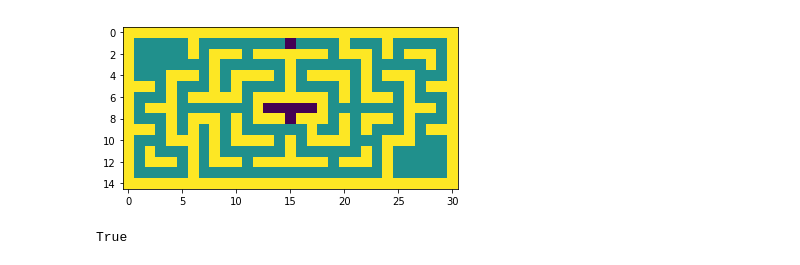
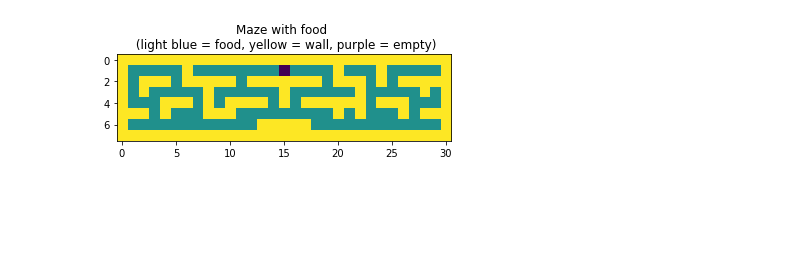
Before and after one commit to DylanCope/CS188-Project-1---Search, a Jupyter notebook: Playground.ipynb, the cells around one changed output. Drawn from its saved outputs; the diff is of its cells as text; code cells hidden in the pictures; blank space fills up the shorter version.

```diff
--- a/Playground.ipynb
+++ b/Playground.ipynb
@@ -6,8 +1,35 @@ from functools import lru_cache
+# %%
+from layout import getLayout
+import util
+from searchAgents import mazeDistance
+
+import numpy as np
+import matplotlib.pyplot as plt
+import networkx as nx
+
+from functools import lru_cache
+from itertools import combinations
+import random
+
+class FakeGameState:
+
+    def __init__(self):
+        self.lay = getLayout('mediumSearch.lay')
+
+    def getWalls(self):
+        return self.lay.walls
+
+    def getFood(self):
+        return self.lay.food
+
+    def getPacmanPosition(self):
+        return lay.agentPositions[0]
 # %%
-lay = getLayout('bigSearch.lay')
-walls = np.array(lay.walls.data)
-food = np.array(lay.food.data)
+gameState = FakeGameState()
+walls = np.array(gameState.getWalls().data)
+food = np.array(gameState.getFood().data)
 plt.imshow(np.transpose(walls + 0.5 * food))
+plt.title('Maze with food \n (light blue = food, yellow = wall, purple = empty)')
 plt.show()
 # %% [output]
-[figure, old version]
+[figure, new version]
@@ -43,6 +35,0 @@ class Edge(set):
-# %%
-e1 = Edge((1, 2), (3, 4), 1)
-e2 = Edge((3, 4), (1, 2), 0)
-(1, 2) in e1
-# %% [output]
-True
```
Also changed, not shown: parts of 19 cells of this notebook, 4 other files.
